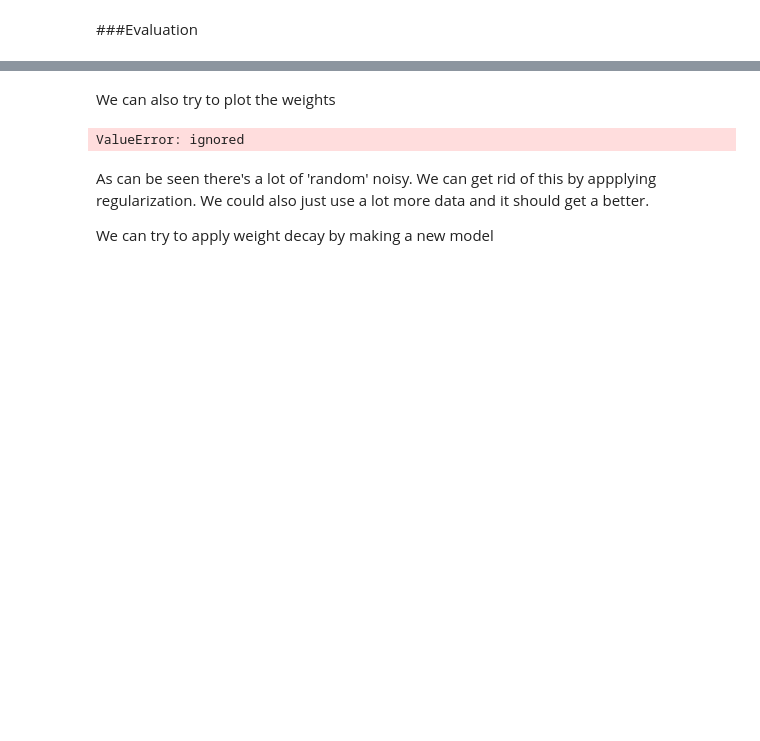
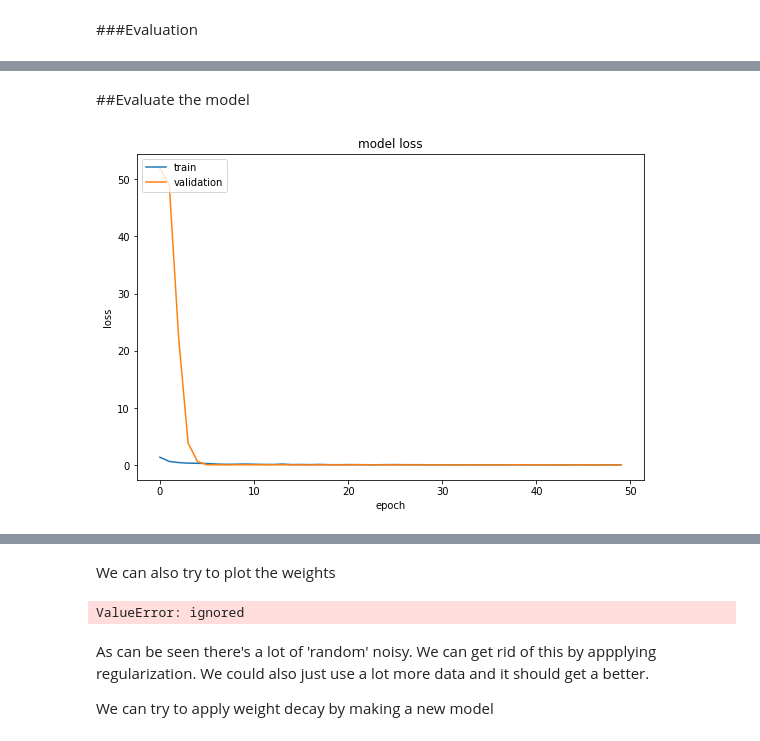
Before and after one commit to RasmusKlinkJoerg/geospatialMalariaPrediction, a Jupyter notebook: malaria_prediction.ipynb, the cells around one changed output, grey strips where cells are left out. Drawn from its saved outputs; the diff is of its cells as text; code cells hidden in the pictures; blank space fills up the shorter version.

```diff
--- a/malaria_prediction.ipynb
+++ b/malaria_prediction.ipynb
@@ -305,0 +312,11 @@ _ = plt.ylabel('Count')
+# %%
+model = create_cnn(input_shape[0], input_shape[1], 3, regress=True)
+opt = tensorflow.keras.optimizers.Adam(lr=1e-3, decay=1e-3 / 200)
+model.compile(loss="mse", optimizer=opt)
+
+# train the model
+print("[INFO] training model...")
+history = model.fit(x=x_train, y=y_train,
+          verbose=1,
+          validation_split=0.2,
+          epochs=50, batch_size=8)
@@ -305,0 +343,6 @@ _ = plt.ylabel('Count')
+# %% [markdown]
+##Evaluate the model
+# %%
+show_history(history)
+# %% [output]
+[figure, added]
```
Also changed, not shown: parts of 27 cells of this notebook, 1 other file.
